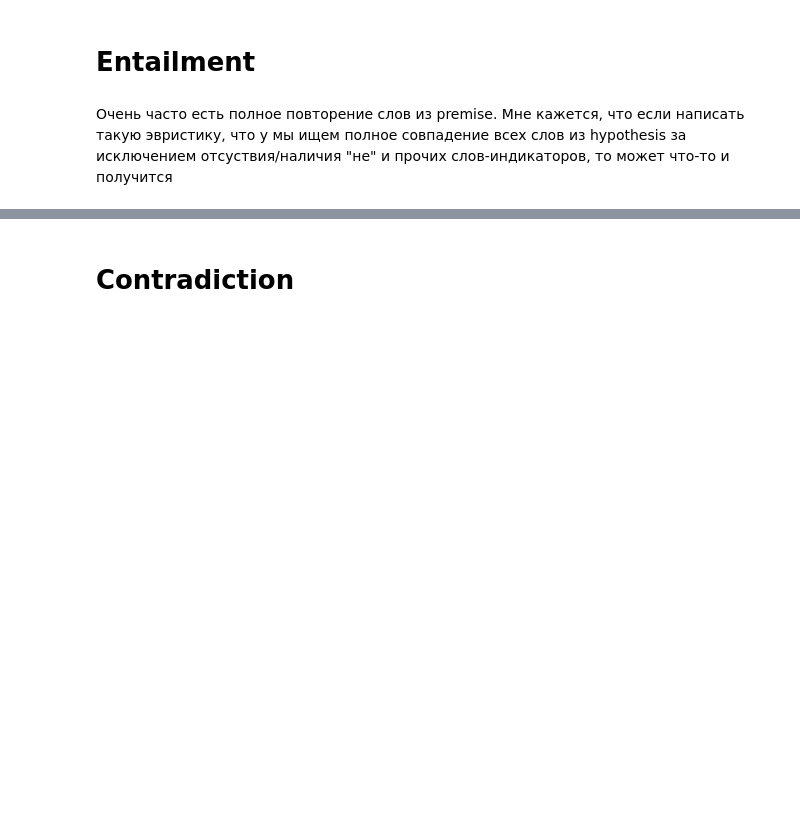
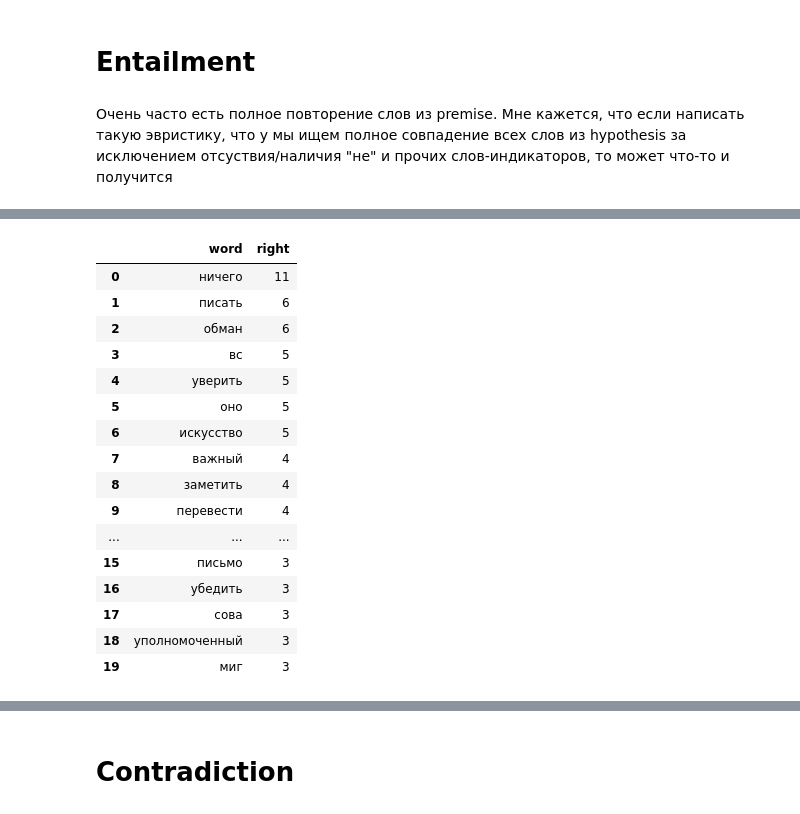
Before and after one commit to tatiana-iazykova/2020_HACK_RUSSIANSUPERGLUE, a Jupyter notebook: RSG_RCB.ipynb, the cells around one changed output, grey strips where cells are left out. Saved outputs shown, nothing was run; the diff lists cells and outputs as text; code cells hidden in the pictures; blank space fills up the shorter version.

```diff
--- a/RSG_RCB.ipynb
+++ b/RSG_RCB.ipynb
@@ -227,0 +275,4 @@ df.iloc[[36, 39, 65, 108, 146]]
+# %%
+new_words = []
+for i in range(len(df.premise)):
+    new_words.append(clean_text(df.premise[i]))
@@ -227,0 +302,20 @@ df.iloc[[36, 39, 65, 108, 146]]
+# %%
+n_e.head(20)
+# %% [output]
+|  | word | right |
+| 0 | ничего | 11 |
+| 1 | писать | 6 |
+| 2 | обман | 6 |
+| 3 | вс | 5 |
+| 4 | уверить | 5 |
+| 5 | оно | 5 |
+| 6 | искусство | 5 |
+| 7 | важный | 4 |
+| 8 | заметить | 4 |
+| 9 | перевести | 4 |
+| ... | ... | ... |
+| 15 | письмо | 3 |
+| 16 | убедить | 3 |
+| 17 | сова | 3 |
+| 18 | уполномоченный | 3 |
+| 19 | миг | 3 |
```
Also changed, not shown: parts of 12 cells of this notebook.
